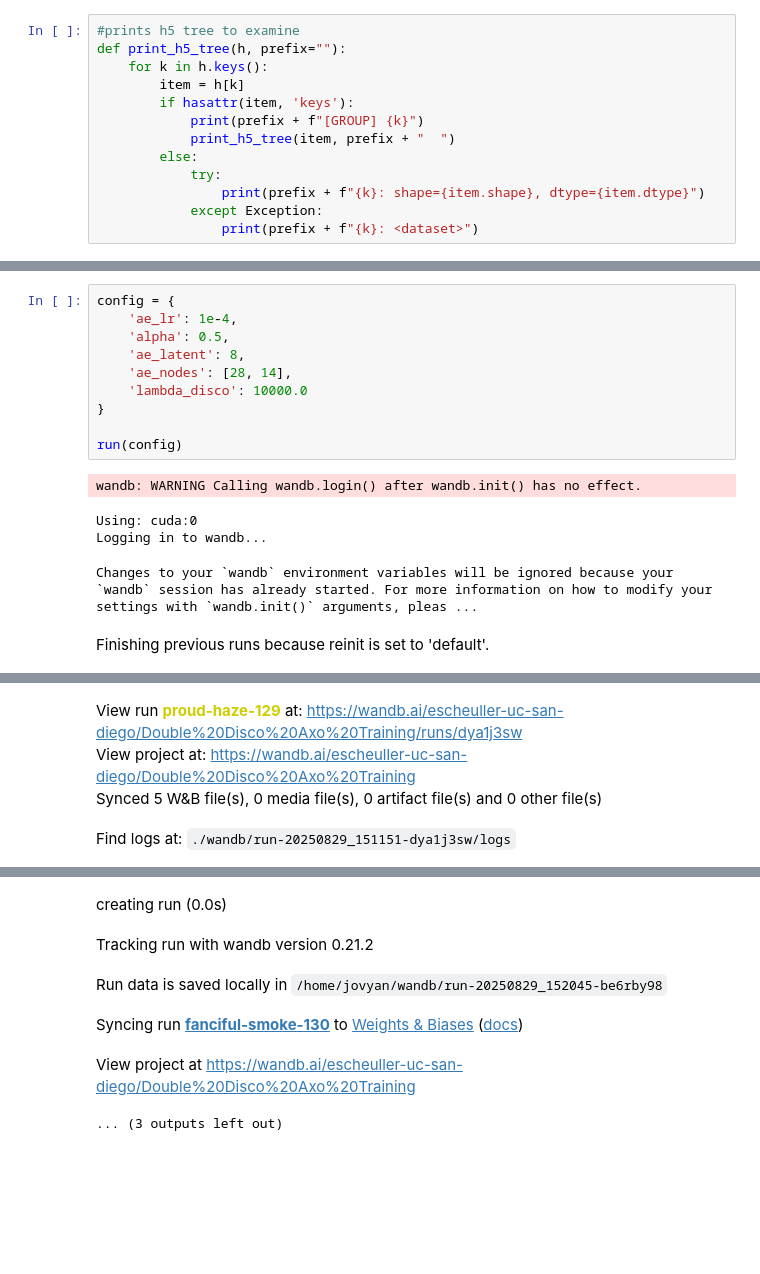
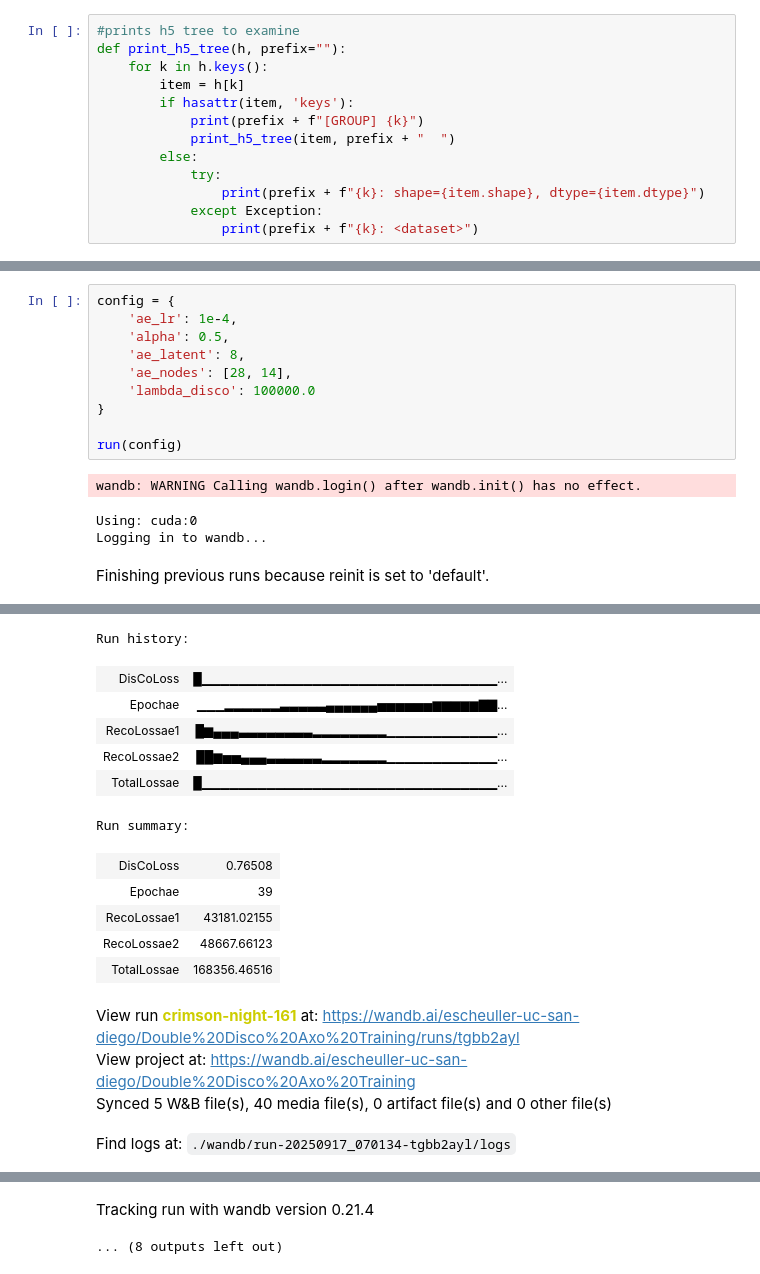
Before and after one commit to ellisonscheuller/double_disco, a Jupyter notebook: axo_autoencoders.ipynb, the cells around one changed output, grey strips where cells are left out. Cells and saved outputs as stored; diff of their text form; blank space fills up the shorter version.

```diff
--- a/axo_autoencoders.ipynb
+++ b/axo_autoencoders.ipynb
@@ -327,21 +494,32 @@ def run(config):
 # %%
 config = {
     'ae_lr': 1e-4,
     'alpha': 0.5,
     'ae_latent': 8,
     'ae_nodes': [28, 14],
-    'lambda_disco': 10000.0
+    'lambda_disco': 100000.0
 }
 
 run(config)
 # %% [output]
 wandb: WARNING Calling wandb.login() after wandb.init() has no effect.
 Using: cuda:0
 Logging in to wandb...
-Changes to your `wandb` environment variables will be ignored because your `wandb` session has already started. For more information on how to modify your settings with `wandb.init()` arguments, pleas ...
 Finishing previous runs because reinit is set to 'default'.
 [interactive output not drawn]
+Run history:
+| DisCoLoss | █▁▁▁▁▁▁▁▁▁▁▁▁▁▁▁▁▁▁▁▁▁▁▁▁▁▁▁▁▁▁▁▁... |
+| Epochae | ▁▁▁▂▂▂▂▂▂▃▃▃▃▃▄▄▄▄▄▄▅▅▅▅▅▅▆▆▆▆▆▇▇... |
+| RecoLossae1 | █▆▄▄▄▃▃▃▃▃▃▃▃▂▂▂▂▂▂▂▂▁▁▁▁▁▁▁▁▁▁▁▁... |
+| RecoLossae2 | ██▆▅▅▄▄▄▃▃▃▃▃▃▂▂▂▂▂▂▂▁▁▁▁▁▁▁▁▁▁▁▁... |
+| TotalLossae | █▁▁▁▁▁▁▁▁▁▁▁▁▁▁▁▁▁▁▁▁▁▁▁▁▁▁▁▁▁▁▁▁... |
+Run summary:
+| DisCoLoss | 0.76508 |
+| Epochae | 39 |
+| RecoLossae1 | 43181.02155 |
+| RecoLossae2 | 48667.66123 |
+| TotalLossae | 168356.46516 |
-View run proud-haze-129 at: https://wandb.ai/escheuller-uc-san-diego/Double%20Disco%20Axo%20Training/runs/dya1j3sw
+View run crimson-night-161 at: https://wandb.ai/escheuller-uc-san-diego/Double%20Disco%20Axo%20Training/runs/tgbb2ayl
 View project at: https://wandb.ai/escheuller-uc-san-diego/Double%20Disco%20Axo%20Training
-Synced 5 W&B file(s), 0 media file(s), 0 artifact file(s) and 0 other file(s)
+Synced 5 W&B file(s), 40 media file(s), 0 artifact file(s) and 0 other file(s)
-Find logs at: ./wandb/run-20250829_151151-dya1j3sw/logs
+Find logs at: ./wandb/run-20250917_070134-tgbb2ayl/logs
@@ -348,6 +527,2 @@ Find logs at: ./wandb/run-20250829_151151-dya1j3sw/logs
-creating run (0.0s)
+Tracking run with wandb version 0.21.4
-Tracking run with wandb version 0.21.2
-Run data is saved locally in /home/jovyan/wandb/run-20250829_152045-be6rby98
-Syncing run fanciful-smoke-130 to Weights & Biases (docs)
-View project at https://wandb.ai/escheuller-uc-san-diego/Double%20Disco%20Axo%20Training
-... (3 outputs left out)
+... (8 outputs left out)
```
Also changed, not shown: parts of 5 cells of this notebook, 5 other files.
